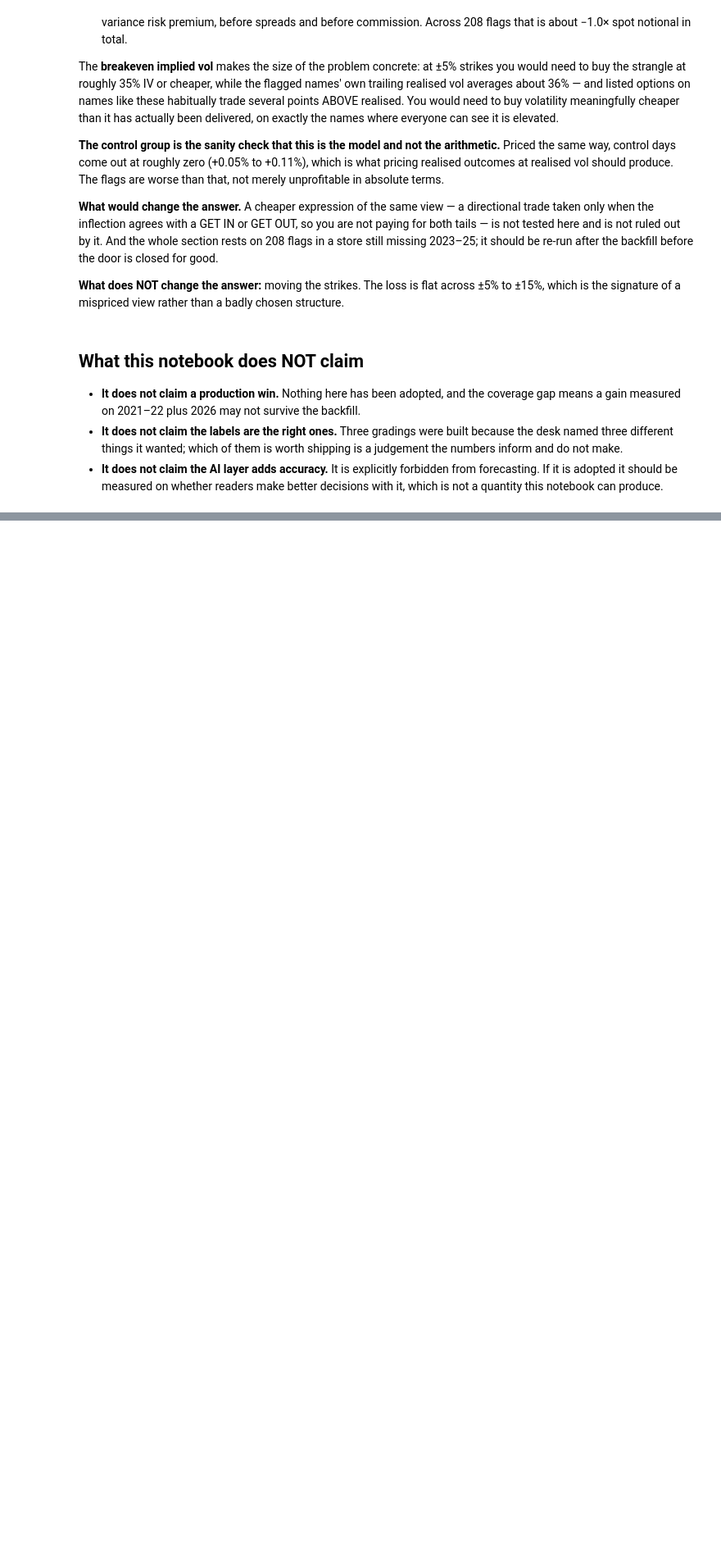
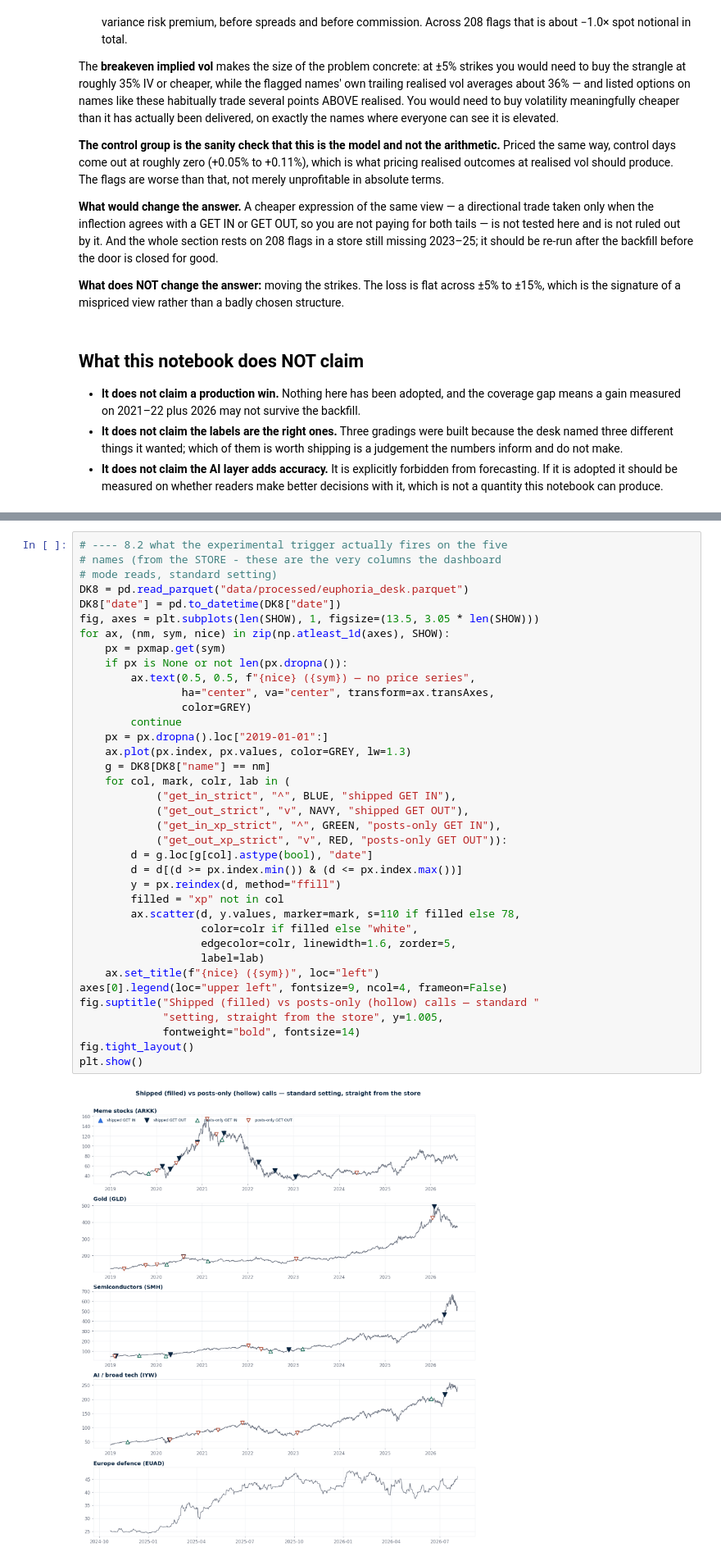
Before and after one commit to alexbrownian/retailAPOLLO, a Jupyter notebook: notebooks/08_inflection_prototype.ipynb, the cells around one changed output, grey strips where cells are left out. Shown at 82% size. Drawn from its saved outputs; the diff is of its cells as text; blank space fills up the shorter version.

```diff
--- a/notebooks/08_inflection_prototype.ipynb
+++ b/notebooks/08_inflection_prototype.ipynb
@@ -1749,0 +1864,39 @@ rather than a badly chosen structure.
+# %%
+# ---- 8.2 what the experimental trigger actually fires on the five
+# names (from the STORE - these are the very columns the dashboard
+# mode reads, standard setting)
+DK8 = pd.read_parquet("data/processed/euphoria_desk.parquet")
+DK8["date"] = pd.to_datetime(DK8["date"])
+fig, axes = plt.subplots(len(SHOW), 1, figsize=(13.5, 3.05 * len(SHOW)))
+for ax, (nm, sym, nice) in zip(np.atleast_1d(axes), SHOW):
+    px = pxmap.get(sym)
+    if px is None or not len(px.dropna()):
+        ax.text(0.5, 0.5, f"{nice} ({sym}) — no price series",
+                ha="center", va="center", transform=ax.transAxes,
+                color=GREY)
+        continue
+    px = px.dropna().loc["2019-01-01":]
+    ax.plot(px.index, px.values, color=GREY, lw=1.3)
+    g = DK8[DK8["name"] == nm]
+    for col, mark, colr, lab in (
+            ("get_in_strict", "^", BLUE, "shipped GET IN"),
+            ("get_out_strict", "v", NAVY, "shipped GET OUT"),
+            ("get_in_xp_strict", "^", GREEN, "posts-only GET IN"),
+            ("get_out_xp_strict", "v", RED, "posts-only GET OUT")):
+        d = g.loc[g[col].astype(bool), "date"]
+        d = d[(d >= px.index.min()) & (d <= px.index.max())]
+        y = px.reindex(d, method="ffill")
+        filled = "xp" not in col
+        ax.scatter(d, y.values, marker=mark, s=110 if filled else 78,
+                   color=colr if filled else "white",
+                   edgecolor=colr, linewidth=1.6, zorder=5,
+                   label=lab)
+    ax.set_title(f"{nice} ({sym})", loc="left")
+axes[0].legend(loc="upper left", fontsize=9, ncol=4, frameon=False)
+fig.suptitle("Shipped (filled) vs posts-only (hollow) calls — standard "
+             "setting, straight from the store", y=1.005,
+             fontweight="bold", fontsize=14)
+fig.tight_layout()
+plt.show()
+# %% [output]
+[figure, added]
```
Also changed, not shown: parts of 8 cells of this notebook, 30 other files.
